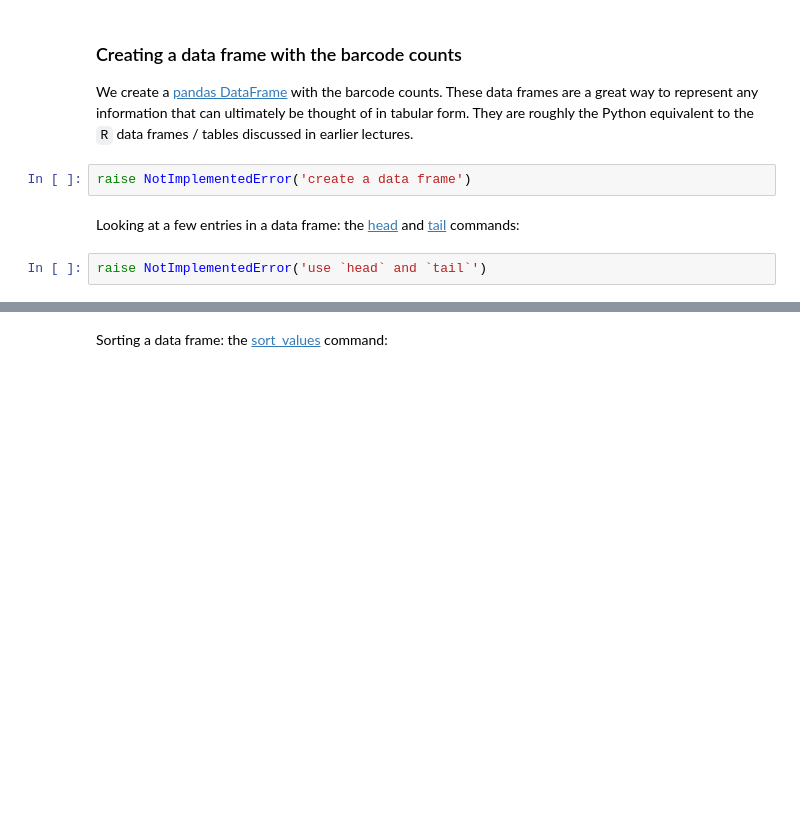
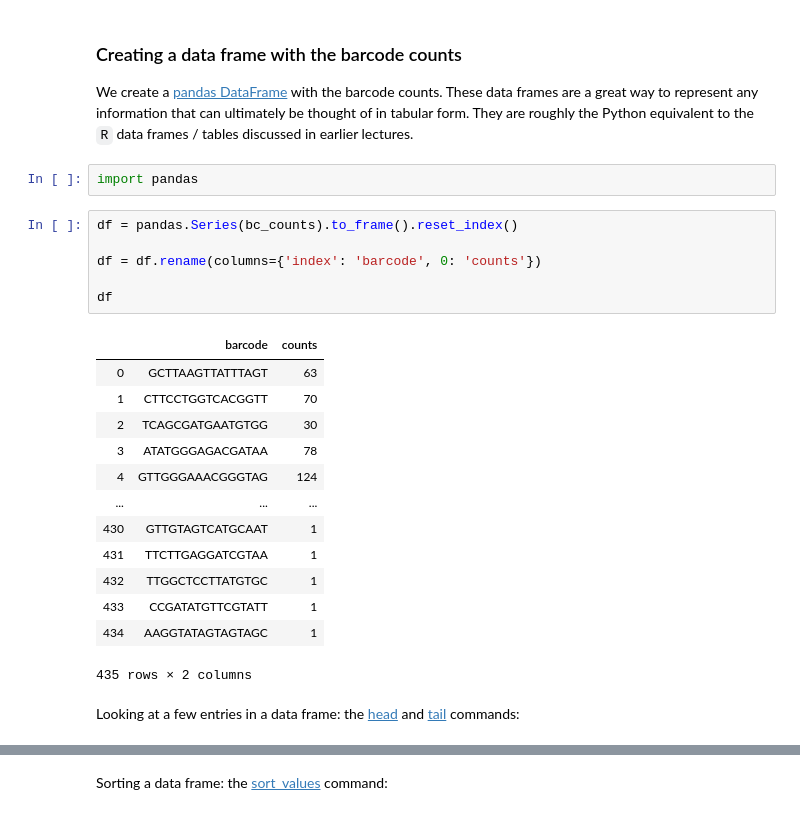
Before and after one commit to fredhutchio/tfcb_2019, a Jupyter notebook: lectures/lecture14/lecture14.ipynb, the cells around one changed output, grey strips where cells are left out. Saved outputs shown, nothing was run; the diff lists cells and outputs as text; blank space fills up the shorter version.

```diff
--- a/lectures/lecture14/lecture14.ipynb
+++ b/lectures/lecture14/lecture14.ipynb
@@ -402,9 +454,27 @@ raise NotImplementedError('parse the barcodes into a dict')
 We create a [pandas DataFrame](https://pandas.pydata.org/pandas-docs/stable/reference/api/pandas.DataFrame.html) with the barcode counts.
 These data frames are a great way to represent any information that can ultimately be thought of in tabular form.
 They are roughly the Python equivalent to the `R` data frames / tables discussed in earlier lectures.
-# %%
-raise NotImplementedError('create a data frame')
+# %%
+import pandas
+# %%
+df = pandas.Series(bc_counts).to_frame().reset_index()
+
+df = df.rename(columns={'index': 'barcode', 0: 'counts'})
+
+df
+# %% [output]
+|  | barcode | counts |
+| 0 | GCTTAAGTTATTTAGT | 63 |
+| 1 | CTTCCTGGTCACGGTT | 70 |
+| 2 | TCAGCGATGAATGTGG | 30 |
+| 3 | ATATGGGAGACGATAA | 78 |
+| 4 | GTTGGGAAACGGGTAG | 124 |
+| ... | ... | ... |
+| 430 | GTTGTAGTCATGCAAT | 1 |
+| 431 | TTCTTGAGGATCGTAA | 1 |
+| 432 | TTGGCTCCTTATGTGC | 1 |
+| 433 | CCGATATGTTCGTATT | 1 |
+| 434 | AAGGTATAGTAGTAGC | 1 |
+435 rows × 2 columns
 # %% [markdown]
 Looking at a few entries in a data frame: the [head](https://pandas.pydata.org/pandas-docs/stable/reference/api/pandas.DataFrame.head.html) and [tail](https://pandas.pydata.org/pandas-docs/stable/reference/api/pandas.DataFrame.tail.html) commands:
-# %%
-raise NotImplementedError('use `head` and `tail`')
```
Also changed, not shown: parts of 22 cells of this notebook, 1 other file.
